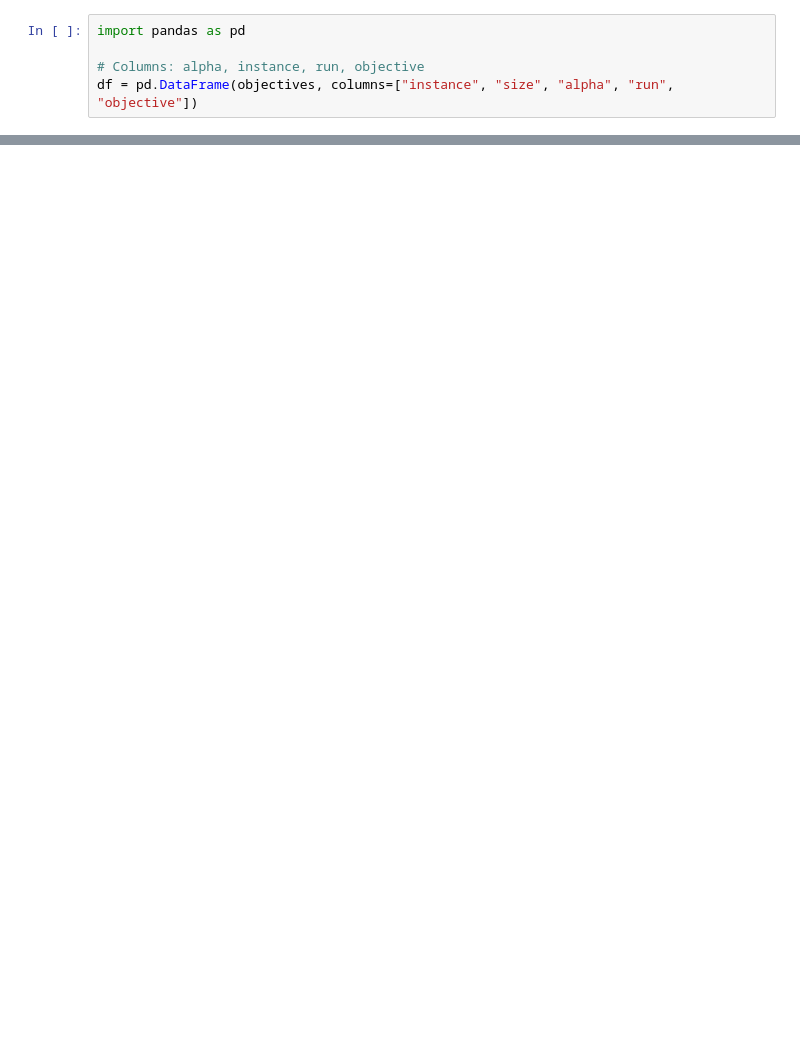
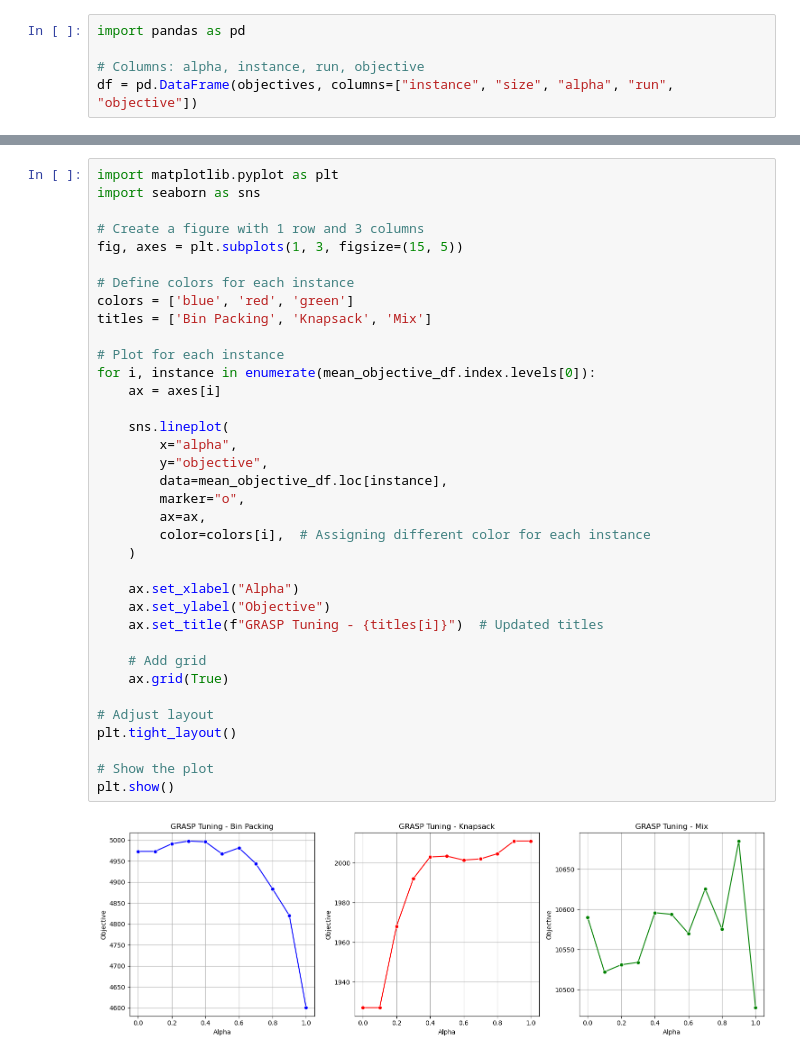
Before and after one commit to volesen/ammm-project, a Jupyter notebook: notebooks/tuning.ipynb, the cells around one changed output, grey strips where cells are left out. Drawn from its saved outputs; the diff is of its cells as text; blank space fills up the shorter version.

```diff
--- a/notebooks/tuning.ipynb
+++ b/notebooks/tuning.ipynb
@@ -200,0 +200,38 @@ fig.savefig("grasp_tuning.png", dpi=300, bbox_inches="tight")
+# %%
+import matplotlib.pyplot as plt
+import seaborn as sns
+
+# Create a figure with 1 row and 3 columns
+fig, axes = plt.subplots(1, 3, figsize=(15, 5))
+
+# Define colors for each instance
+colors = ['blue', 'red', 'green']
+titles = ['Bin Packing', 'Knapsack', 'Mix']
+
+# Plot for each instance
+for i, instance in enumerate(mean_objective_df.index.levels[0]):
+    ax = axes[i]
+
+    sns.lineplot(
+        x="alpha",
+        y="objective",
+        data=mean_objective_df.loc[instance],
+        marker="o",
+        ax=ax,
+        color=colors[i],  # Assigning different color for each instance
+    )
+
+    ax.set_xlabel("Alpha")
+    ax.set_ylabel("Objective")
+    ax.set_title(f"GRASP Tuning - {titles[i]}")  # Updated titles
+
+    # Add grid
+    ax.grid(True)
+
+# Adjust layout
+plt.tight_layout()
+
+# Show the plot
+plt.show()
+# %% [output]
+[figure, added]
```
Also changed, not shown: parts of 7 cells of this notebook, 2 other files.
